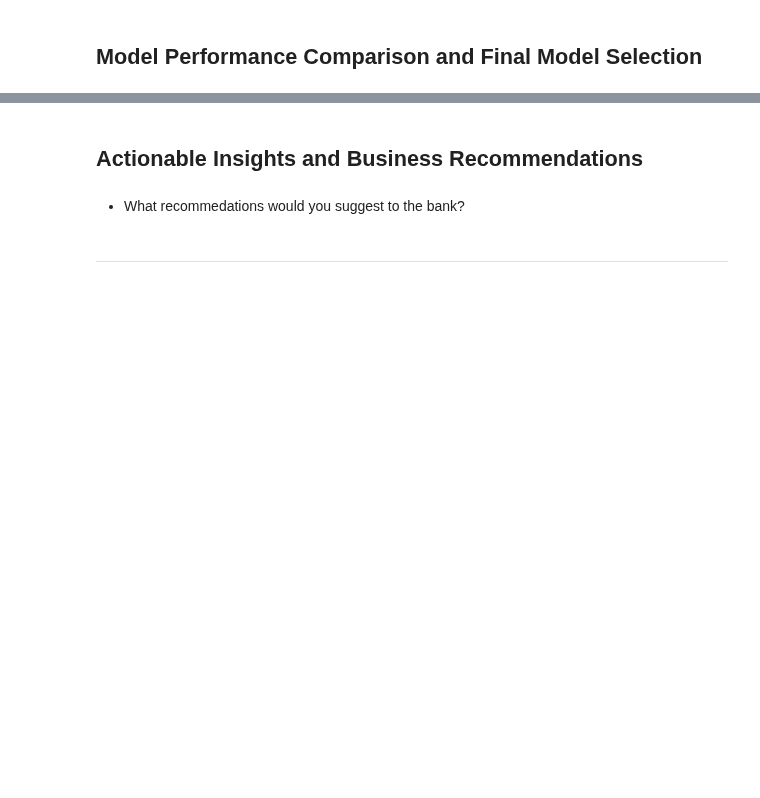
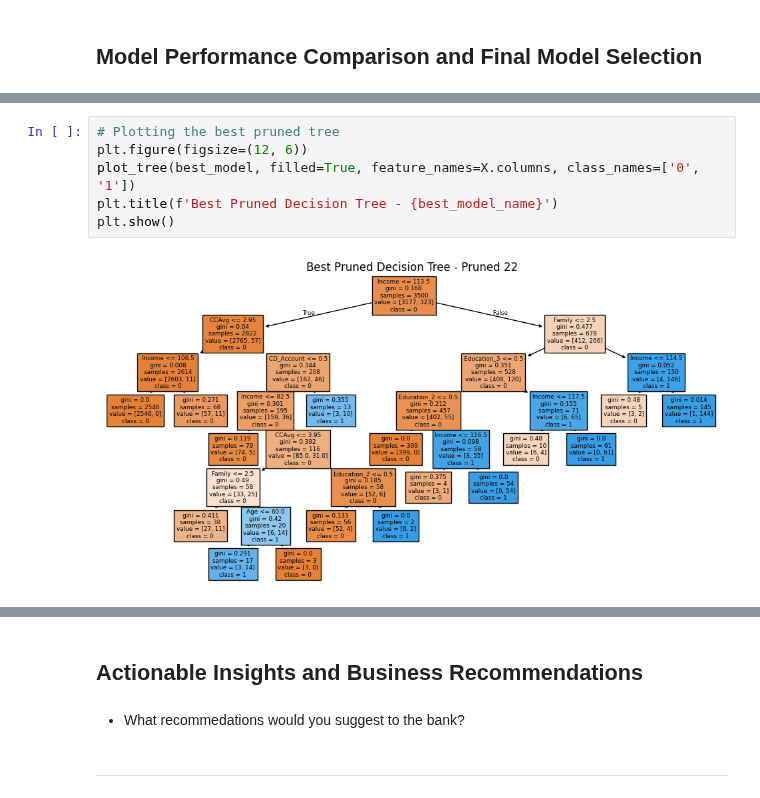
Before and after one commit to ankur0405/LearningPython, a Jupyter notebook: AIML_ML_Project_full_code_notebook.ipynb, the cells around one changed output, grey strips where cells are left out. Saved outputs shown, nothing was run; the diff lists cells and outputs as text; blank space fills up the shorter version.

```diff
--- a/AIML_ML_Project_full_code_notebook.ipynb
+++ b/AIML_ML_Project_full_code_notebook.ipynb
@@ -608,0 +528,8 @@ plt.show()
+# %%
+# Plotting the best pruned tree
+plt.figure(figsize=(12, 6))
+plot_tree(best_model, filled=True, feature_names=X.columns, class_names=['0', '1'])
+plt.title(f'Best Pruned Decision Tree - {best_model_name}')
+plt.show()
+# %% [output]
+[figure, added]
```
Also changed, not shown: parts of 14 cells of this notebook.
